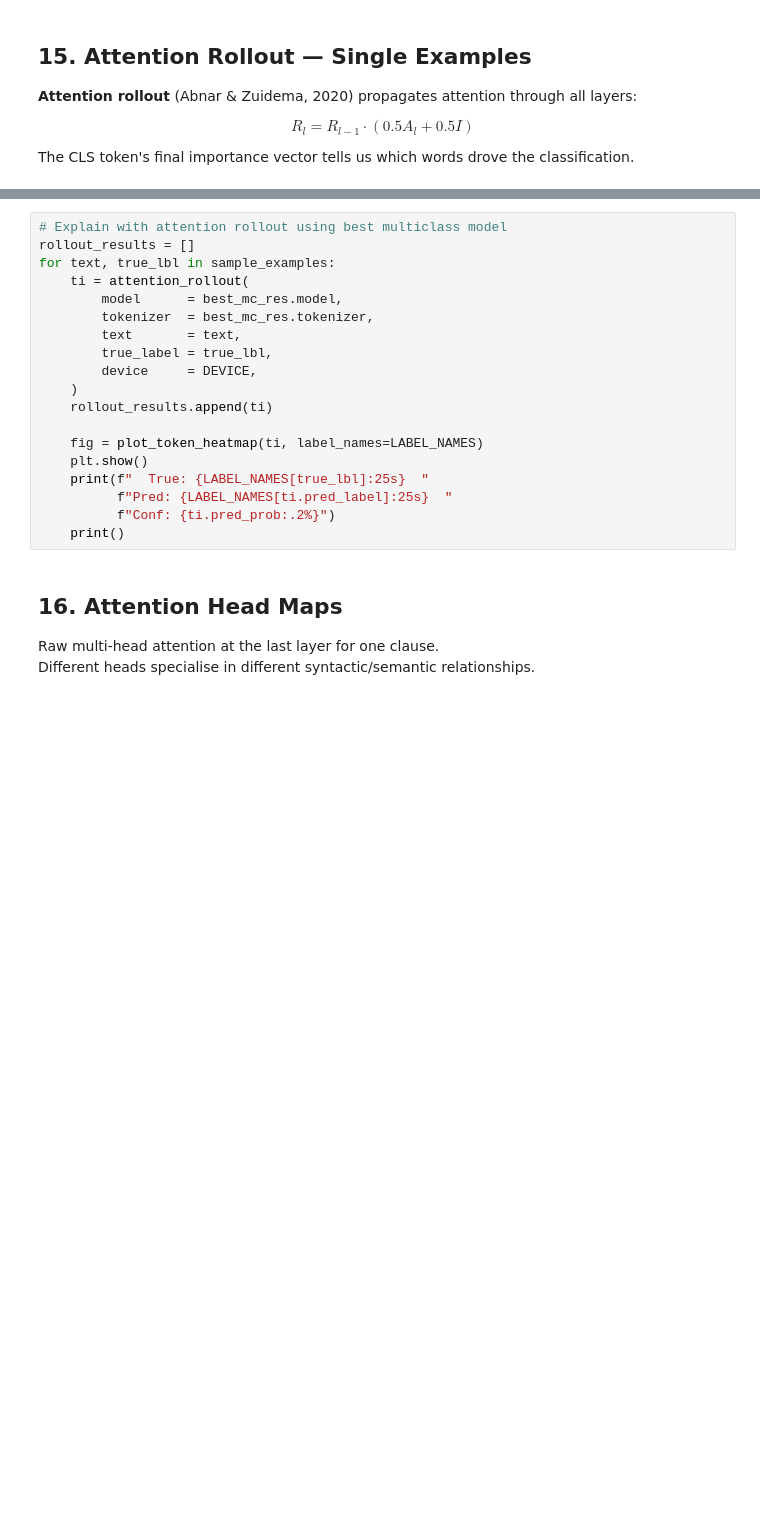
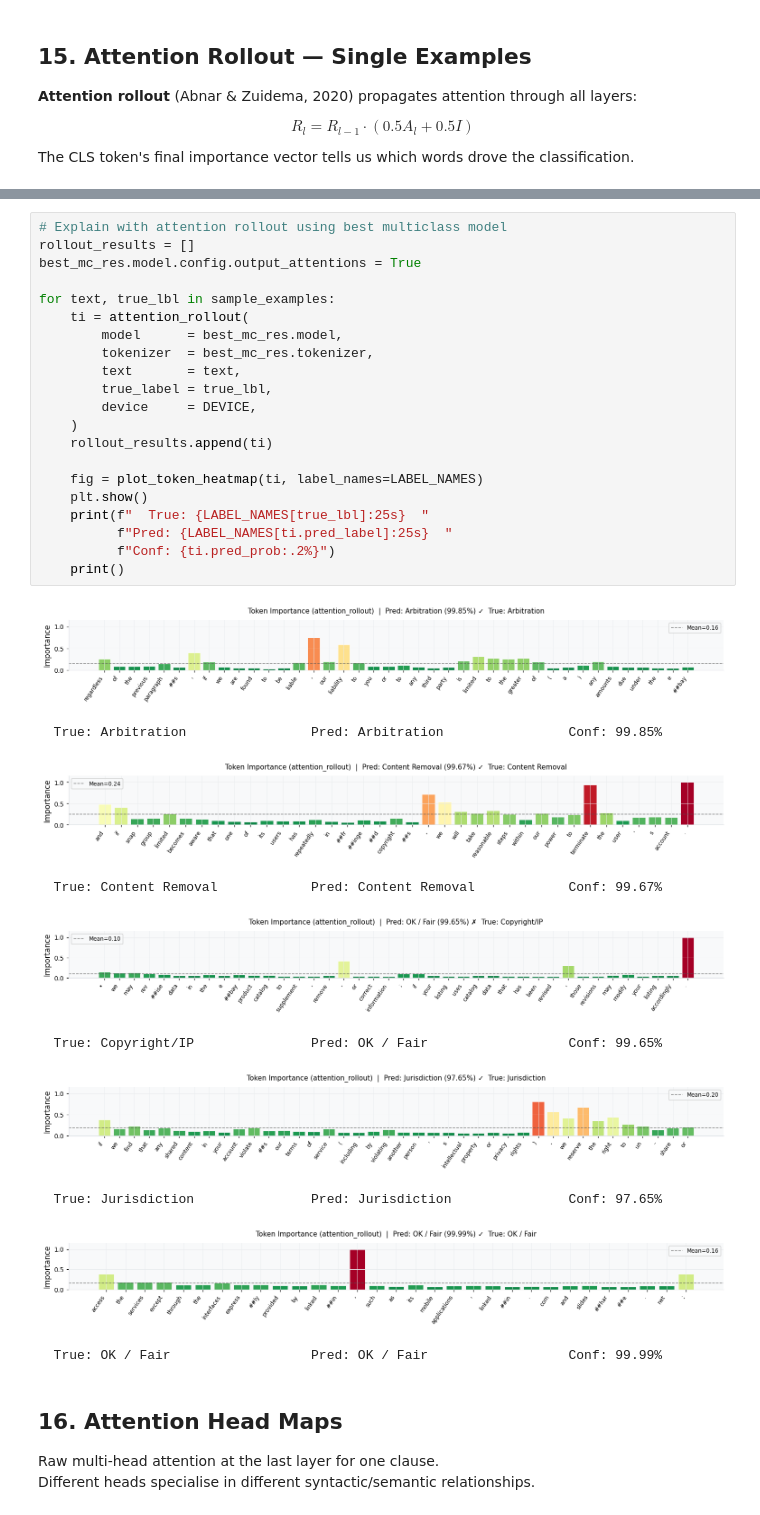
Before and after one commit to nswierkowski/ai-ethics-law-mini-project, a Jupyter notebook: notebooks/02_finetune_distilbert.ipynb, the cells around one changed output, grey strips where cells are left out. Cells and saved outputs as stored; diff of their text form; blank space fills up the shorter version.

```diff
--- a/notebooks/02_finetune_distilbert.ipynb
+++ b/notebooks/02_finetune_distilbert.ipynb
@@ -340,22 +612,35 @@ print(f"Selected {len(sample_examples)} examples for explanation")
 # %%
 # Explain with attention rollout using best multiclass model
 rollout_results = []
+best_mc_res.model.config.output_attentions = True
+
 for text, true_lbl in sample_examples:
     ti = attention_rollout(
         model      = best_mc_res.model,
         tokenizer  = best_mc_res.tokenizer,
         text       = text,
         true_label = true_lbl,
         device     = DEVICE,
     )
     rollout_results.append(ti)
 
     fig = plot_token_heatmap(ti, label_names=LABEL_NAMES)
     plt.show()
     print(f"  True: {LABEL_NAMES[true_lbl]:25s}  "
           f"Pred: {LABEL_NAMES[ti.pred_label]:25s}  "
           f"Conf: {ti.pred_prob:.2%}")
     print()
+# %% [output]
+[figure, added]
+  True: Arbitration                Pred: Arbitration                Conf: 99.85%
+[figure, added]
+  True: Content Removal            Pred: Content Removal            Conf: 99.67%
+[figure, added]
+  True: Copyright/IP               Pred: OK / Fair                  Conf: 99.65%
+[figure, added]
+  True: Jurisdiction               Pred: Jurisdiction               Conf: 97.65%
+[figure, added]
+  True: OK / Fair                  Pred: OK / Fair                  Conf: 99.99%
 # %% [markdown]
 ## 16. Attention Head Maps
 
```
Also changed, not shown: parts of 34 cells of this notebook, 55 other files.
